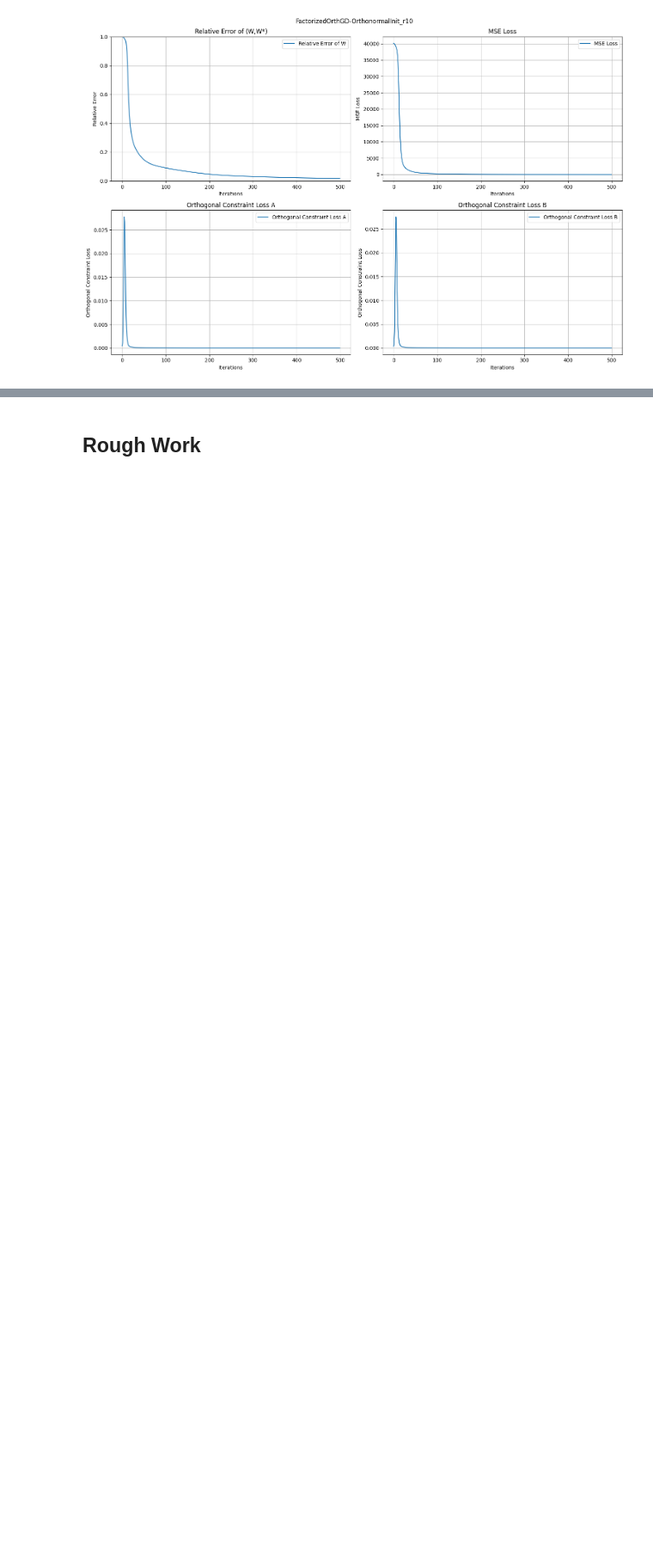
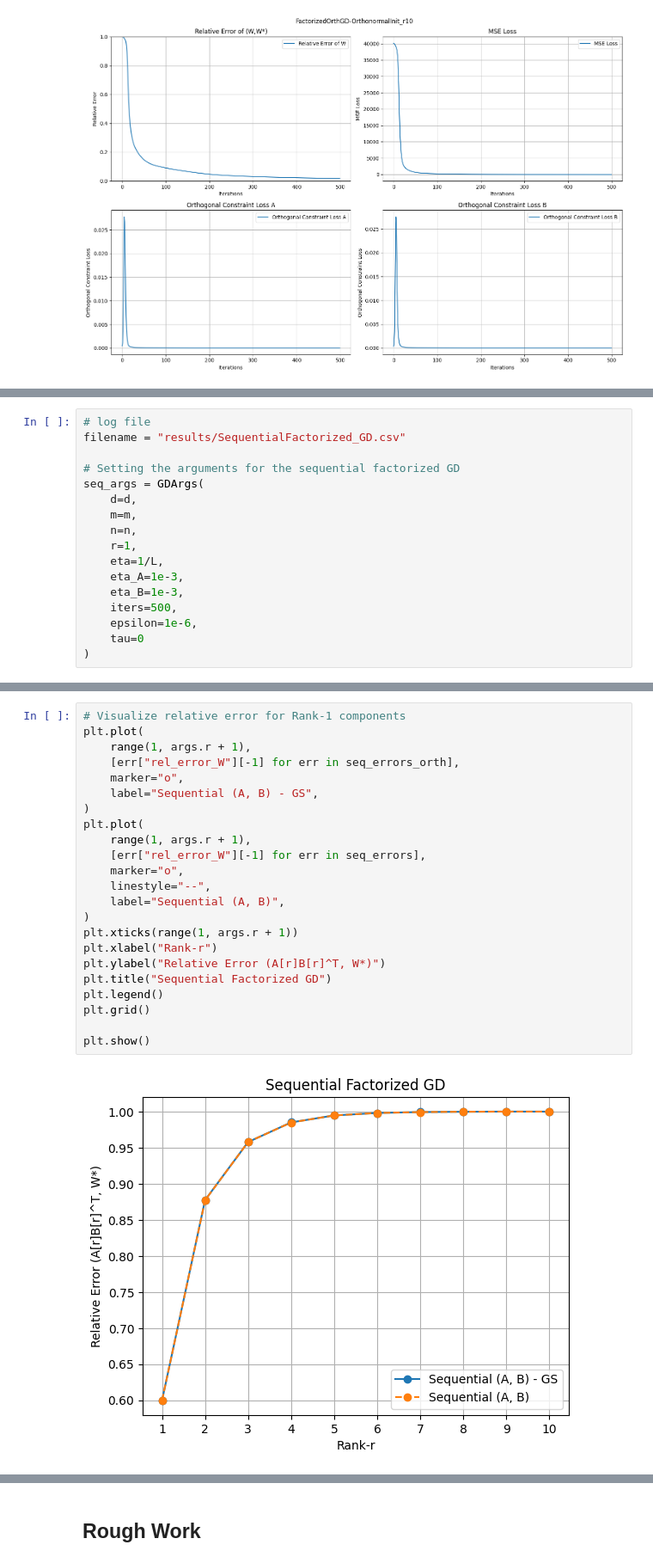
Before and after one commit to nikhil-chigali/Sequential-Low-Rank-Regression, a Jupyter notebook: sequential_low_rank_regression.ipynb, the cells around one changed output, grey strips where cells are left out. Shown at 86% size. Drawn from its saved outputs; the diff is of its cells as text; blank space fills up the shorter version.

```diff
--- a/sequential_low_rank_regression.ipynb
+++ b/sequential_low_rank_regression.ipynb
@@ -750,0 +766,17 @@ Results can be viewed under [results/MatrixFactorization_GD.csv](https://github.
+# %%
+# log file
+filename = "results/SequentialFactorized_GD.csv"
+
+# Setting the arguments for the sequential factorized GD
+seq_args = GDArgs(
+    d=d,
+    m=m,
+    n=n,
+    r=1,
+    eta=1/L,
+    eta_A=1e-3,
+    eta_B=1e-3,
+    iters=500,
+    epsilon=1e-6,
+    tau=0
+)
@@ -750,0 +934,25 @@ Results can be viewed under [results/MatrixFactorization_GD.csv](https://github.
+# %%
+# Visualize relative error for Rank-1 components
+plt.plot(
+    range(1, args.r + 1),
+    [err["rel_error_W"][-1] for err in seq_errors_orth],
+    marker="o",
+    label="Sequential (A, B) - GS",
+)
+plt.plot(
+    range(1, args.r + 1),
+    [err["rel_error_W"][-1] for err in seq_errors],
+    marker="o",
+    linestyle="--",
+    label="Sequential (A, B)",
+)
+plt.xticks(range(1, args.r + 1))
+plt.xlabel("Rank-r")
+plt.ylabel("Relative Error (A[r]B[r]^T, W*)")
+plt.title("Sequential Factorized GD")
+plt.legend()
+plt.grid()
+
+plt.show()
+# %% [output]
+[figure, added]
```
Also changed, not shown: parts of 11 cells of this notebook, 1 other file.
